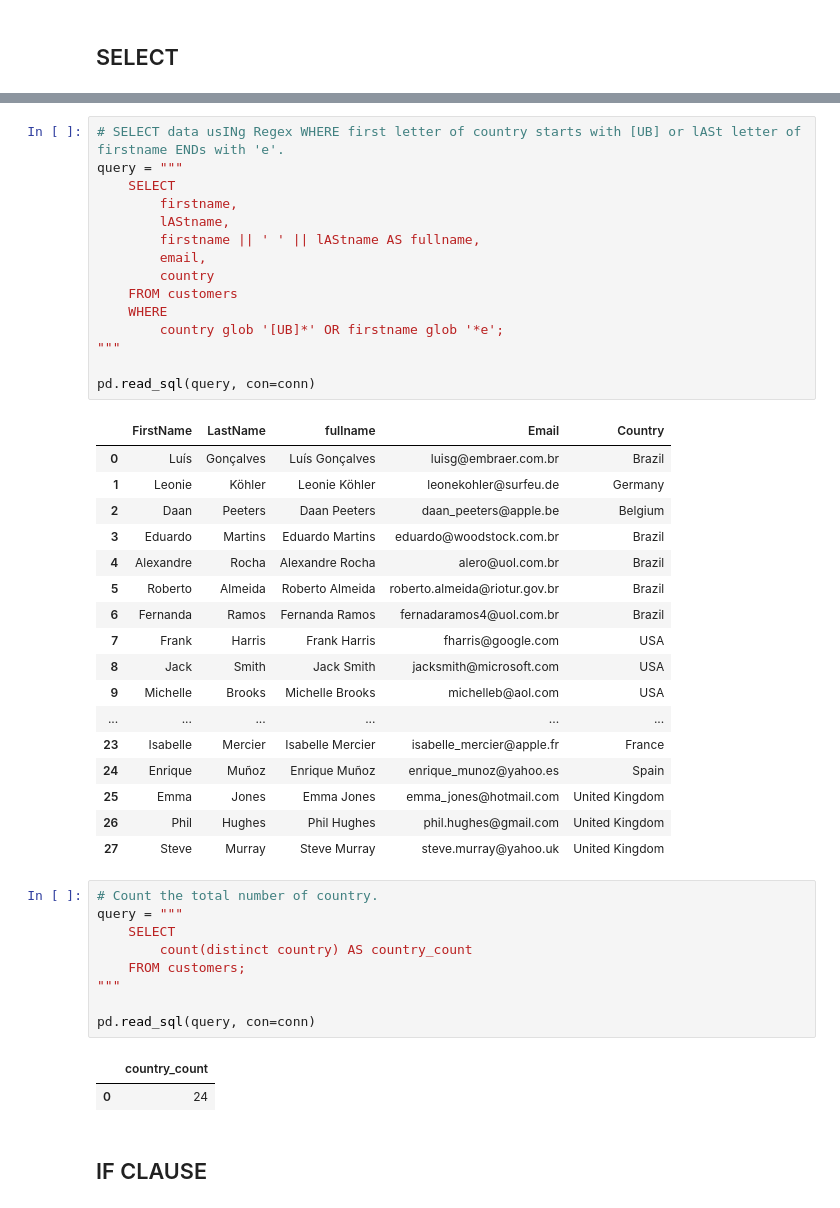
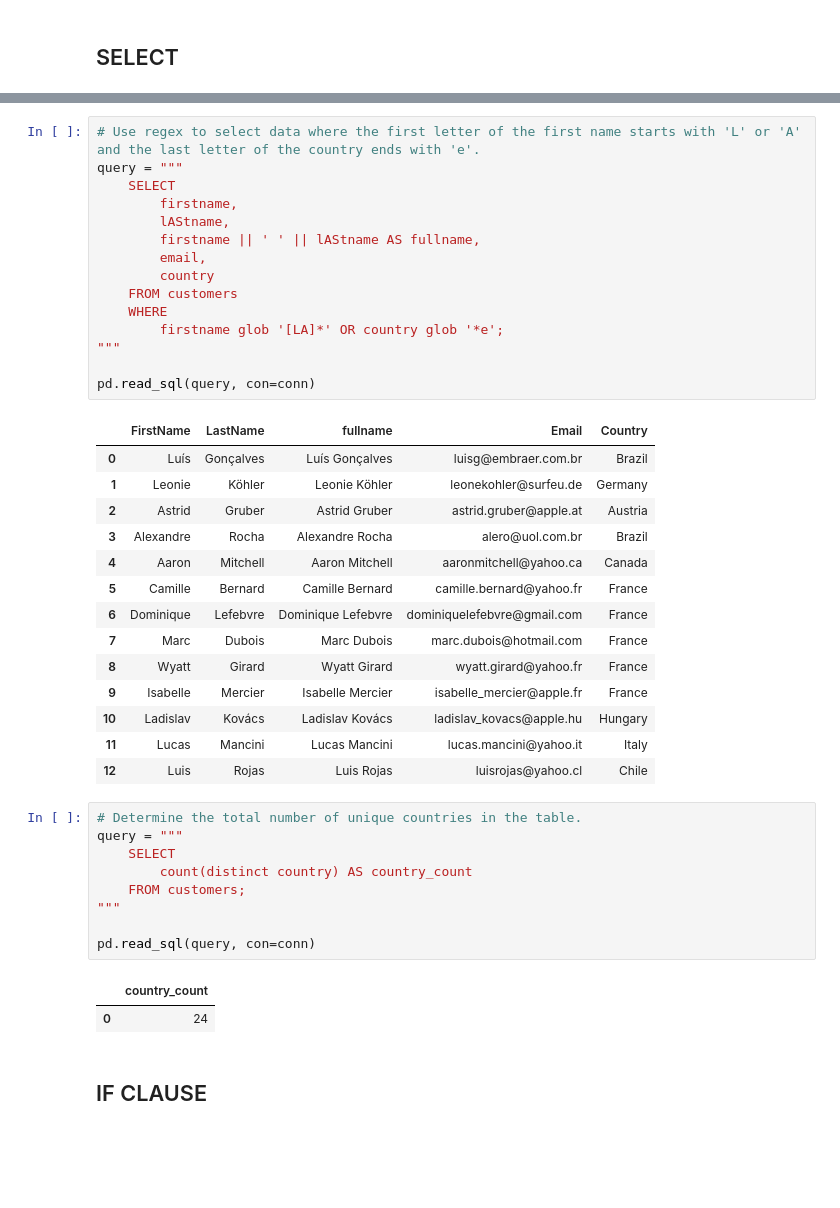
Before and after one commit to NutBodyslam053/NutBodyslam053, a Jupyter notebook: SQL/sqlite-chinook.ipynb, the cells around one changed output, grey strips where cells are left out. Saved outputs shown, nothing was run; the diff lists cells and outputs as text; blank space fills up the shorter version.

```diff
--- a/SQL/sqlite-chinook.ipynb
+++ b/SQL/sqlite-chinook.ipynb
@@ -79,40 +85,37 @@ pd.read_sql(query, con=conn)
 | 4 | Mark | Philips | Mark Philips | mphilips12@shaw.ca | Canada |
 | 5 | Jennifer | Peterson | Jennifer Peterson | jenniferp@rogers.ca | Canada |
 # %%
-# SELECT data usINg Regex WHERE first letter of country starts with [UB] or lASt letter of firstname ENDs with 'e'.
+# Use regex to select data where the first letter of the first name starts with 'L' or 'A' and the last letter of the country ends with 'e'.
 query = """
     SELECT
         firstname,
         lAStname,
         firstname || ' ' || lAStname AS fullname,
         email,
         country
     FROM customers
     WHERE
-        country glob '[UB]*' OR firstname glob '*e';
+        firstname glob '[LA]*' OR country glob '*e';
 """
 
 pd.read_sql(query, con=conn)
 # %% [output]
 |  | FirstName | LastName | fullname | Email | Country |
 | 0 | Luís | Gonçalves | Luís Gonçalves | luisg@embraer.com.br | Brazil |
 | 1 | Leonie | Köhler | Leonie Köhler | leonekohler@surfeu.de | Germany |
-| 2 | Daan | Peeters | Daan Peeters | daan_peeters@apple.be | Belgium |
-| 3 | Eduardo | Martins | Eduardo Martins | eduardo@woodstock.com.br | Brazil |
-| 4 | Alexandre | Rocha | Alexandre Rocha | alero@uol.com.br | Brazil |
-| 5 | Roberto | Almeida | Roberto Almeida | roberto.almeida@riotur.gov.br | Brazil |
-| 6 | Fernanda | Ramos | Fernanda Ramos | fernadaramos4@uol.com.br | Brazil |
-| 7 | Frank | Harris | Frank Harris | fharris@google.com | USA |
-| 8 | Jack | Smith | Jack Smith | jacksmith@microsoft.com | USA |
-| 9 | Michelle | Brooks | Michelle Brooks | michelleb@aol.com | USA |
-| ... | ... | ... | ... | ... | ... |
-| 23 | Isabelle | Mercier | Isabelle Mercier | isabelle_mercier@apple.fr | France |
-| 24 | Enrique | Muñoz | Enrique Muñoz | enrique_munoz@yahoo.es | Spain |
-| 25 | Emma | Jones | Emma Jones | emma_jones@hotmail.com | United Kingdom |
-| 26 | Phil | Hughes | Phil Hughes | phil.hughes@gmail.com | United Kingdom |
-| 27 | Steve | Murray | Steve Murray | steve.murray@yahoo.uk | United Kingdom |
+| 2 | Astrid | Gruber | Astrid Gruber | astrid.gruber@apple.at | Austria |
+| 3 | Alexandre | Rocha | Alexandre Rocha | alero@uol.com.br | Brazil |
+| 4 | Aaron | Mitchell | Aaron Mitchell | aaronmitchell@yahoo.ca | Canada |
+| 5 | Camille | Bernard | Camille Bernard | camille.bernard@yahoo.fr | France |
+| 6 | Dominique | Lefebvre | Dominique Lefebvre | dominiquelefebvre@gmail.com | France |
+| 7 | Marc | Dubois | Marc Dubois | marc.dubois@hotmail.com | France |
+| 8 | Wyatt | Girard | Wyatt Girard | wyatt.girard@yahoo.fr | France |
+| 9 | Isabelle | Mercier | Isabelle Mercier | isabelle_mercier@apple.fr | France |
+| 10 | Ladislav | Kovács | Ladislav Kovács | ladislav_kovacs@apple.hu | Hungary |
+| 11 | Lucas | Mancini | Lucas Mancini | lucas.mancini@yahoo.it | Italy |
+| 12 | Luis | Rojas | Luis Rojas | luisrojas@yahoo.cl | Chile |
 # %%
-# Count the total number of country.
+# Determine the total number of unique countries in the table.
 query = """
     SELECT
         count(distinct country) AS country_count
```
Also changed, not shown: parts of 17 cells of this notebook.
